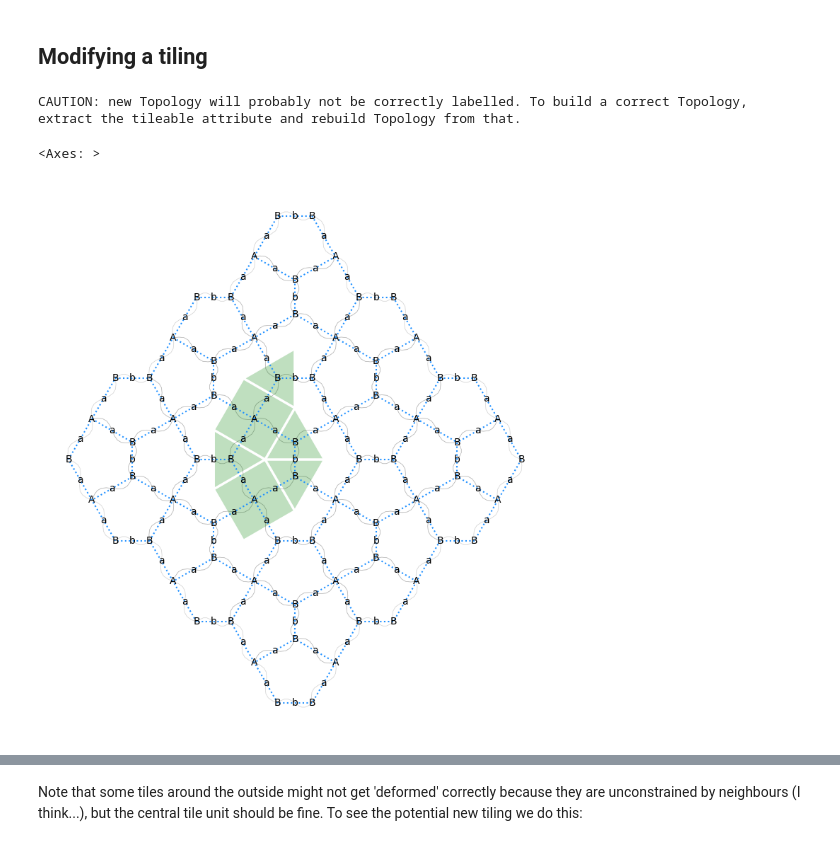
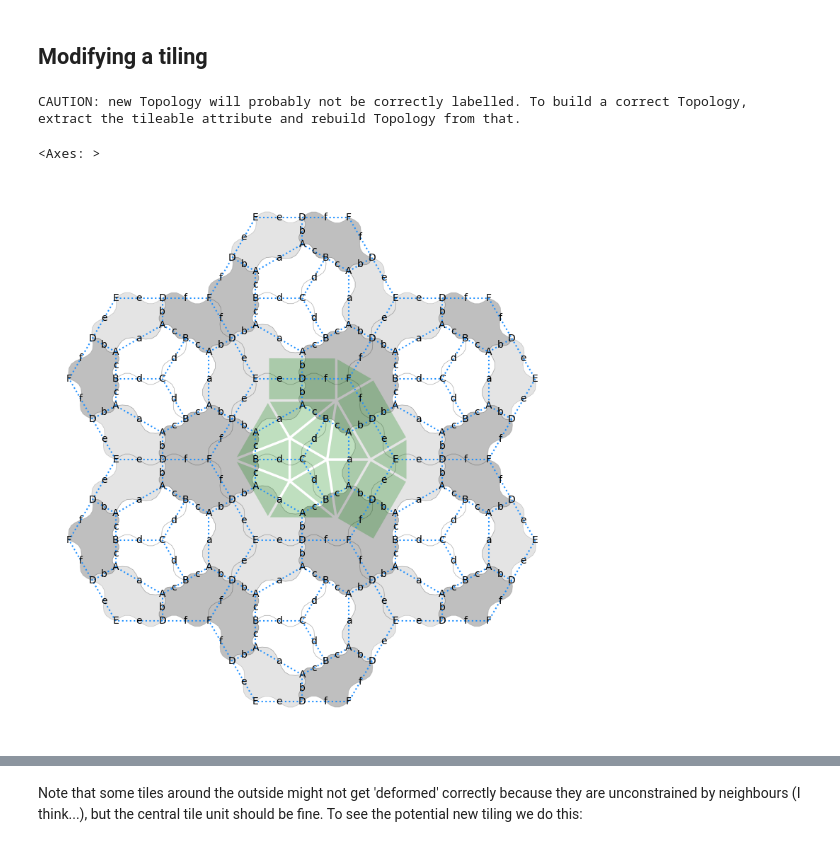
Before and after one commit to DOSull/weavingspace, a Jupyter notebook: examples/topology-working.ipynb, the cells around one changed output, grey strips where cells are left out. Cells and saved outputs as stored; diff of their text form; code cells hidden in the pictures.

```diff
--- a/examples/topology-working.ipynb
+++ b/examples/topology-working.ipynb
@@ -37,12 +34,12 @@ tile._setup_regularised_prototile()
 # tile = TileUnit(tiling_type = "lave", code = "4.6.12", spacing = 1000)
 # tile = TileUnit(tiling_type = "chavey", code = "K")
 # tile = TileUnit(tiling_type = "star2", code = "66", point_angle = 30)
-# tile = TileUnit(tiling_type = "hex-dissection", n = 9, offset = 1, offset_angle = 30)
+tile = TileUnit(tiling_type = "hex-dissection", n = 9, offset = 1, offset_angle = 30)
 # tile = TileUnit(tiling_type = "hex-slice", n = 9, offset = 1)
 # tile = TileUnit(tiling_type = "archimedean", code = "3.4.6.4")
 # tile = TileUnit(tiling_type = "archi", code = "3.12.12")
 # tile = TileUnit(tiling_type = "archimedean", code = "4.8.8")
-tile = TileUnit(tiling_type = "cairo", n = 3)
+# tile = TileUnit(tiling_type = "cairo", n = 3)
 # tile = TileUnit(tiling_type = "square-colouring", n = 4) #.transform_skew(20).transform_scale(1.2)
 # tile = TileUnit(tiling_type = "hex-colouring", n = 4).transform_rotate(90)
 # tile = WeaveUnit(weave_type = "plain", n = 2, strands = "a|d", aspect = 1)
@@ -57,3 +54,3 @@ ax = tile.plot(r = 1, show_reg_prototile = False, show_prototile = False,
 # %%
-topo = Topology(tile, True)
+topo = Topology(tile, ignore_tile_ids = True)
 # %%
@@ -73,19 +72,21 @@ ax = topo.plot(
 # %%
 topo2 = topo \
   .transform_geometry(True, True, "abcdefghijklm", "zigzag_edge", n = 2, h = 0.25, smoothness = 3)
-topo2.plot(
+topology_plot.plot(
+  topo2,
   show_original_tiles = True,
-  # show_tile_centres = True,
+  show_tile_centres = False,
   show_vertex_labels = True,
+  show_vertex_ids = False,
+  show_edges = True,
+  offset_edges = False,
   show_edge_labels = True,
-  # show_edges = True,
-  offset_edges = False,
   show_dual_tiles = True,
 )
 # %% [output]
 CAUTION: new Topology will probably not be correctly labelled. To build a correct Topology, extract the tileable attribute and rebuild Topology from that.
 <Axes: >
-[figure, old version]
+[figure, new version]
 # %%
 topo2.tileable.plot()
 # %% [output]
```
Also changed, not shown: parts of 8 cells of this notebook, 4 other files.
